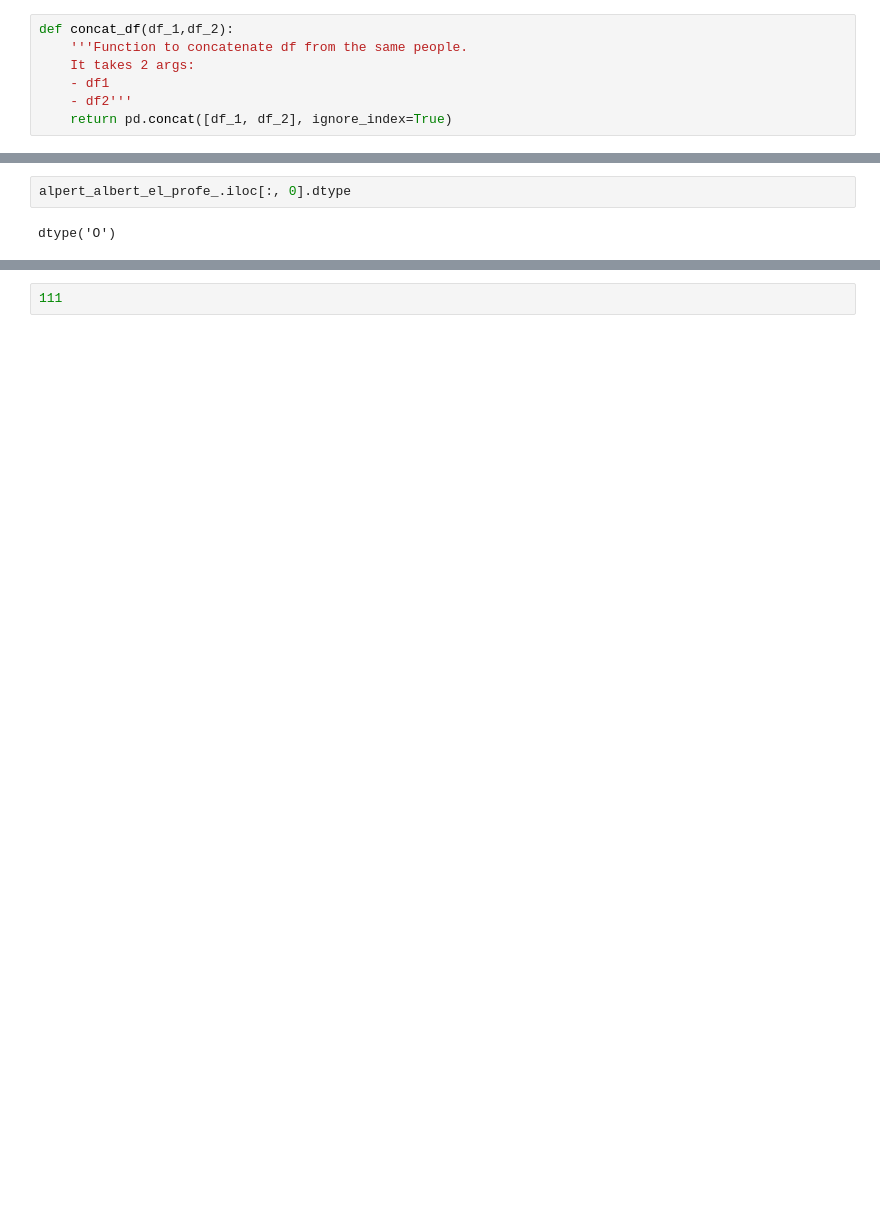
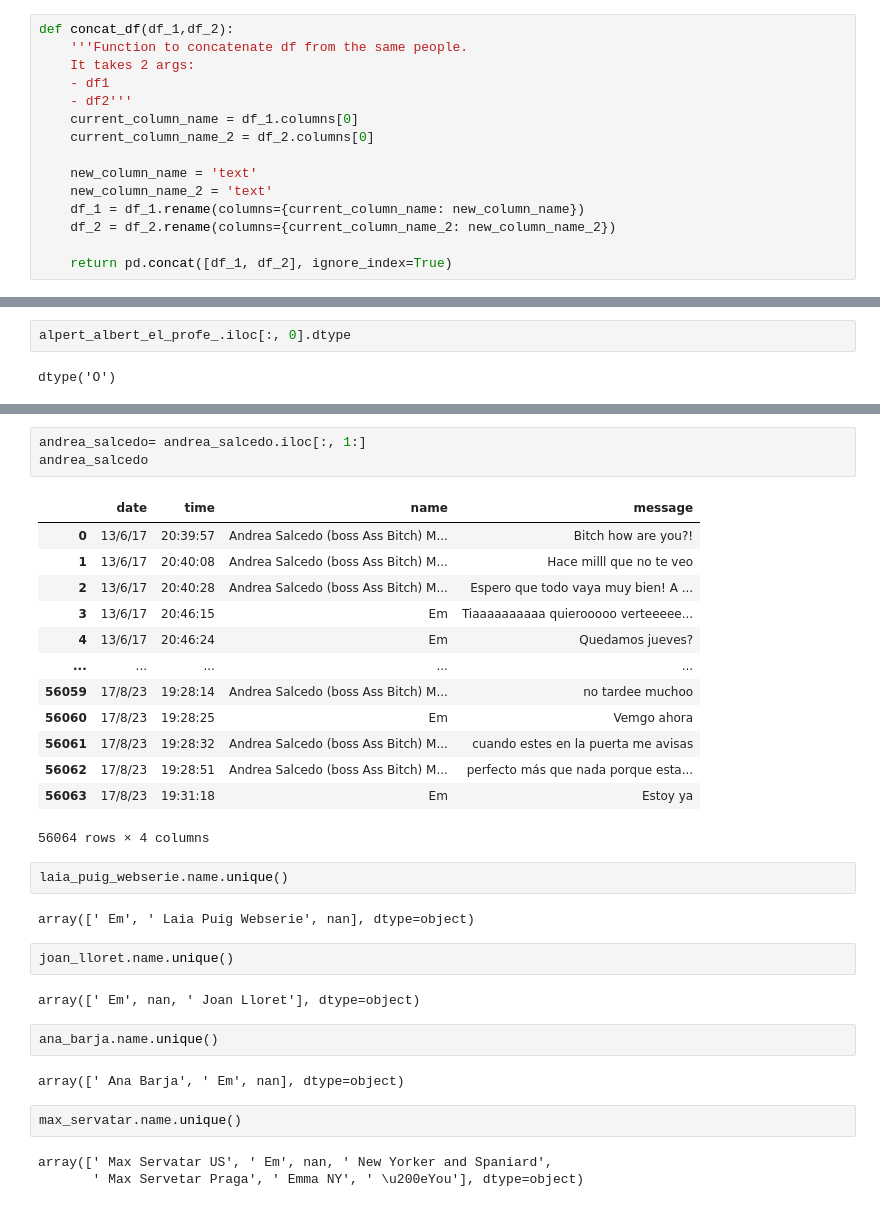
Before and after one commit to emmacunill/Take_Care, a Jupyter notebook: notebooks/cleaning.ipynb, the cells around one changed output, grey strips where cells are left out. Cells and saved outputs as stored; diff of their text form; blank space fills up the shorter version.

```diff
--- a/notebooks/cleaning.ipynb
+++ b/notebooks/cleaning.ipynb
@@ -126,6 +126,14 @@ def concat_df(df_1,df_2):
     It takes 2 args:
     - df1
     - df2'''
+    current_column_name = df_1.columns[0]
+    current_column_name_2 = df_2.columns[0]
+
+    new_column_name = 'text'
+    new_column_name_2 = 'text'
+    df_1 = df_1.rename(columns={current_column_name: new_column_name})
+    df_2 = df_2.rename(columns={current_column_name_2: new_column_name_2})
+
     return pd.concat([df_1, df_2], ignore_index=True)
 # %%
 andrea_salcedo = concat_df(andrea,amiguita)
@@ -330,2 +350,34 @@ object
-# %%
-111
+# %%
+andrea_salcedo= andrea_salcedo.iloc[:, 1:]
+andrea_salcedo
+# %% [output]
+|  | date | time | name | message |
+| 0 | 13/6/17 | 20:39:57 | Andrea Salcedo (boss Ass Bitch) M... | Bitch how are you?! |
+| 1 | 13/6/17 | 20:40:08 | Andrea Salcedo (boss Ass Bitch) M... | Hace milll que no te veo |
+| 2 | 13/6/17 | 20:40:28 | Andrea Salcedo (boss Ass Bitch) M... | Espero que todo vaya muy bien! A ... |
+| 3 | 13/6/17 | 20:46:15 | Em | Tiaaaaaaaaaa quierooooo verteeeee... |
+| 4 | 13/6/17 | 20:46:24 | Em | Quedamos jueves? |
+| ... | ... | ... | ... | ... |
+| 56059 | 17/8/23 | 19:28:14 | Andrea Salcedo (boss Ass Bitch) M... | no tardee muchoo |
+| 56060 | 17/8/23 | 19:28:25 | Em | Vemgo ahora |
+| 56061 | 17/8/23 | 19:28:32 | Andrea Salcedo (boss Ass Bitch) M... | cuando estes en la puerta me avisas |
+| 56062 | 17/8/23 | 19:28:51 | Andrea Salcedo (boss Ass Bitch) M... | perfecto más que nada porque esta... |
+| 56063 | 17/8/23 | 19:31:18 | Em | Estoy ya |
+56064 rows × 4 columns
+# %%
+laia_puig_webserie.name.unique()
+# %% [output]
+array([' Em', ' Laia Puig Webserie', nan], dtype=object)
+# %%
+joan_lloret.name.unique()
+# %% [output]
+array([' Em', nan, ' Joan Lloret'], dtype=object)
+# %%
+ana_barja.name.unique()
+# %% [output]
+array([' Ana Barja', ' Em', nan], dtype=object)
+# %%
+max_servatar.name.unique()
+# %% [output]
+array([' Max Servatar US', ' Em', nan, ' New Yorker and Spaniard',
+       ' Max Servetar Praga', ' Emma NY', ' \u200eYou'], dtype=object)
```
Also changed, not shown: parts of 6 cells of this notebook.
